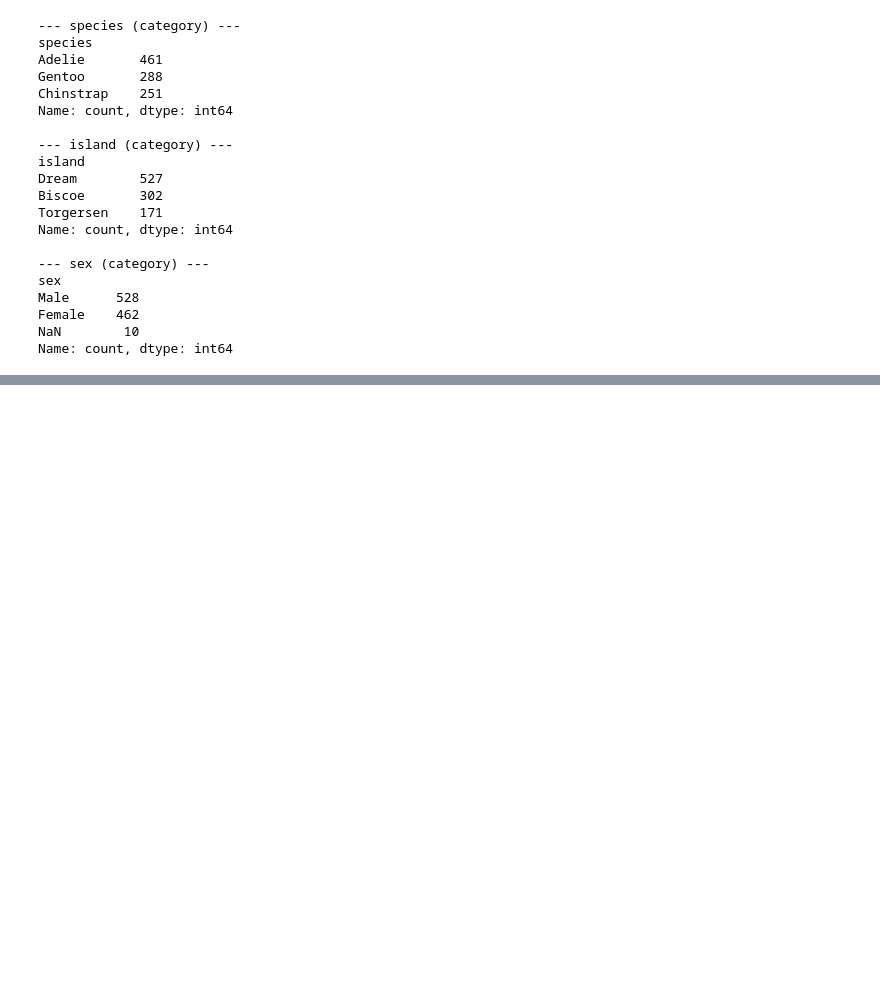
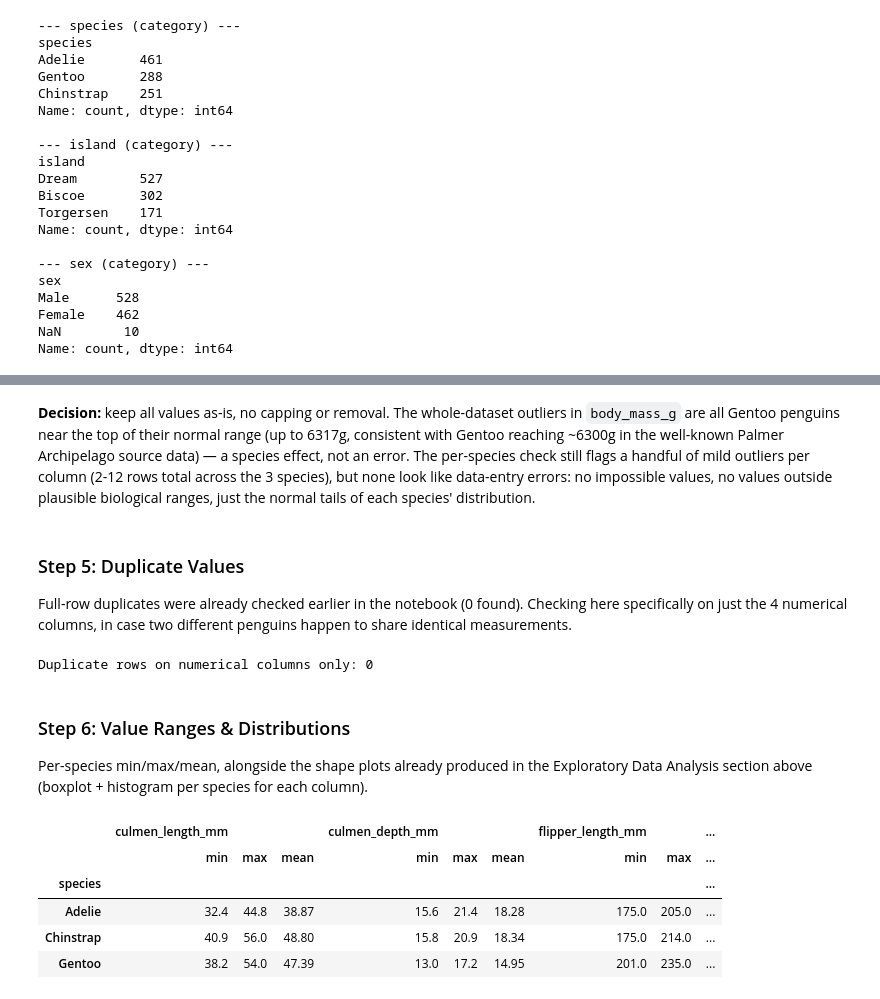
Before and after one commit to rohail410/Penguin-Species-Classification-Project, a Jupyter notebook: project.ipynb, the cells around one changed output, grey strips where cells are left out. Cells and saved outputs as stored; diff of their text form; code cells hidden in the pictures; blank space fills up the shorter version.

Commit message:
chore: some changes in the numerical column cleaning work

```diff
--- a/project.ipynb
+++ b/project.ipynb
@@ -517,0 +528,6 @@ Name: count, dtype: int64
+# %%
+num_cols = ["culmen_length_mm", "culmen_depth_mm", "flipper_length_mm", "body_mass_g"]
+
+num_missing = df[num_cols].isnull().sum()
+num_missing_pct = (num_missing / len(df) * 100).round(2)
+pd.DataFrame({'missing_count': num_missing, 'missing_pct': num_missing_pct})
@@ -517,0 +605,24 @@ Name: count, dtype: int64
+# %% [markdown]
+**Decision:** keep all values as-is, no capping or removal. The whole-dataset outliers in `body_mass_g` are all Gentoo penguins near the top of their normal range (up to 6317g, consistent with Gentoo reaching ~6300g in the well-known Palmer Archipelago source data) — a species effect, not an error. The per-species check still flags a handful of mild outliers per column (2-12 rows total across the 3 species), but none look like data-entry errors: no impossible values, no values outside plausible biological ranges, just the normal tails of each species' distribution.
+# %% [markdown]
+### Step 5: Duplicate Values
+
+Full-row duplicates were already checked earlier in the notebook (0 found). Checking here specifically on just the 4 numerical columns, in case two different penguins happen to share identical measurements.
+# %%
+num_dup_count = df.duplicated(subset=num_cols).sum()
+print(f'Duplicate rows on numerical columns only: {num_dup_count}')
+# %% [output]
+Duplicate rows on numerical columns only: 0
+# %% [markdown]
+### Step 6: Value Ranges & Distributions
+
+Per-species min/max/mean, alongside the shape plots already produced in the Exploratory Data Analysis section above (boxplot + histogram per species for each column).
+# %%
+df.groupby('species', observed=True)[num_cols].agg(['min', 'max', 'mean']).round(2)
+# %% [output]
+|  | culmen_length_mm |  |  | culmen_depth_mm |  |  | flipper_length_mm |  | ... |
+|  | min | max | mean | min | max | mean | min | max | ... |
+| species |  |  |  |  |  |  |  |  | ... |
+| Adelie | 32.4 | 44.8 | 38.87 | 15.6 | 21.4 | 18.28 | 175.0 | 205.0 | ... |
+| Chinstrap | 40.9 | 56.0 | 48.80 | 15.8 | 20.9 | 18.34 | 175.0 | 214.0 | ... |
+| Gentoo | 38.2 | 54.0 | 47.39 | 13.0 | 17.2 | 14.95 | 201.0 | 235.0 | ... |
```
Also changed, not shown: parts of 16 cells of this notebook, 2 other files.
